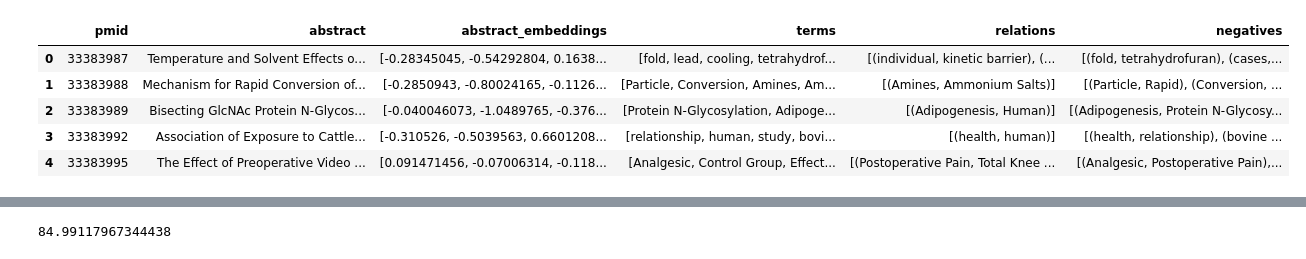
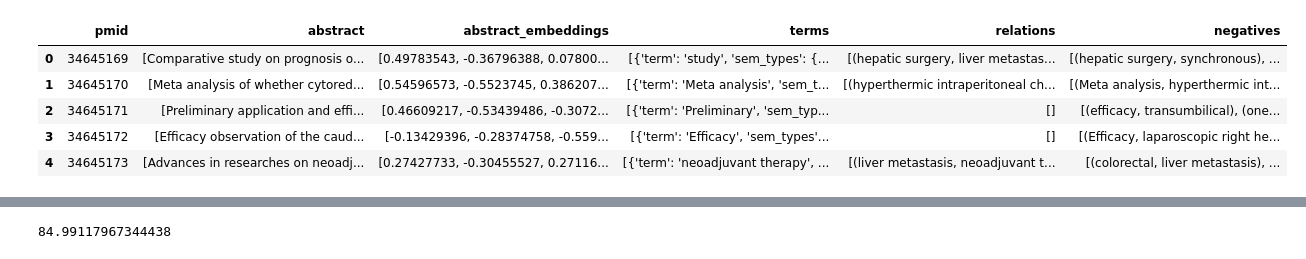
Before and after one commit to nmm001001/BioPredClassifier, a Jupyter notebook: demos/generate_dataset.ipynb, the cells around one changed output, grey strips where cells are left out. Drawn from its saved outputs; the diff is of its cells as text; code cells hidden in the pictures.

```diff
--- a/demos/generate_dataset.ipynb
+++ b/demos/generate_dataset.ipynb
@@ -137,0 +38,3 @@ term_embeddings = term_embedder._batch_term_embeds(all_terms)
+# %%
+folder_path = '/work/acslab/shared/rel_extraction/semrep_data/data_2021_onw/agatha_medline_sentences'
+pkl_files = [f for f in os.listdir(folder_path) if f.endswith('.pkl')]
@@ -148,0 +133,27 @@ len(pmids_w_all_info)
+# %%
+def extract_all_semantic_types(chunk_dir):
+    import pickle
+    import os
+    import tqdm
+
+    all_sem_types = set()
+
+    for fname in tqdm.tqdm(os.listdir(chunk_dir), desc="Scanning all semantic types"):
+        if not fname.endswith('pkl'):
+            continue
+
+        df = pd.read_pickle(os.path.join(chunk_dir, fname))
+        for idx, row in df.iterrows():
+            terms_list = row['terms']
+            for sentence_terms in terms_list:
+                for _, sem_types in sentence_terms:
+                    all_sem_types.update(sem_types)
+
+    sorted_types = sorted(all_sem_types)
+    sem_types_to_idx = {stype: i for i, stype in enumerate(sorted_types)}
+
+    return sem_types_to_idx
+# %%
+chunk_dir = '60k_pmid_dataset_chunks_sentencewise_negatives'
+
+sem_types = extract_all_semantic_types(chunk_dir)
@@ -149,22 +240,24 @@ len(pmids_w_all_info)
 # %%
 df = pd.DataFrame({
-    'pmid': [pmid for pmid in pmids_w_all_info],
-    'abstract': [sampled_abstracts[pmid] for pmid in pmids_w_all_info],
-    'abstract_embeddings': [sampled_embeds[pmid] for pmid in pmids_w_all_info],
-    'terms': [list(sr_output_dict[pmid][0]['terms']) for pmid in pmids_w_all_info],
-    'relations': [list(sr_output_dict[pmid][0]['relations']) for pmid in pmids_w_all_info],
-    'negatives': [list(sr_output_dict[pmid][0]['negatives']) for pmid in pmids_w_all_info],
+    'pmid': [pmid for pmid in filtered_sampled_pmids],
+    'abstract': [sampled_abstracts[pmid] for pmid in filtered_sampled_pmids],
+    'abstract_embeddings': [sampled_embeds[pmid] for pmid in filtered_sampled_pmids],
+    'terms': [
+        [{'term': term, 'sem_types': sem_types} for term, sem_types in sr_output_dict[pmid][0]['terms'].items()]
+    for pmid in filtered_sampled_pmids],
+    'relations': [list(sr_output_dict[pmid][0]['relations']) for pmid in filtered_sampled_pmids],
+    'negatives': [list(sr_output_dict[pmid][0]['negatives']) for pmid in filtered_sampled_pmids],
 
 })
 
 df.head()
 # %% [output]
 |  | pmid | abstract | abstract_embeddings | terms | relations | negatives |
-| 0 | 33383987 | Temperature and Solvent Effects o... | [-0.28345045, -0.54292804, 0.1638... | [fold, lead, cooling, tetrahydrof... | [(individual, kinetic barrier), (... | [(fold, tetrahydrofuran), (cases,... |
-| 1 | 33383988 | Mechanism for Rapid Conversion of... | [-0.2850943, -0.80024165, -0.1126... | [Particle, Conversion, Amines, Am... | [(Amines, Ammonium Salts)] | [(Particle, Rapid), (Conversion, ... |
-| 2 | 33383989 | Bisecting GlcNAc Protein N-Glycos... | [-0.040046073, -1.0489765, -0.376... | [Protein N-Glycosylation, Adipoge... | [(Adipogenesis, Human)] | [(Adipogenesis, Protein N-Glycosy... |
-| 3 | 33383992 | Association of Exposure to Cattle... | [-0.310526, -0.5039563, 0.6601208... | [relationship, human, study, bovi... | [(health, human)] | [(health, relationship), (bovine ... |
-| 4 | 33383995 | The Effect of Preoperative Video ... | [0.091471456, -0.07006314, -0.118... | [Analgesic, Control Group, Effect... | [(Postoperative Pain, Total Knee ... | [(Analgesic, Postoperative Pain),... |
+| 0 | 34645169 | [Comparative study on prognosis o... | [0.49783543, -0.36796388, 0.07800... | [{'term': 'study', 'sem_types': {... | [(hepatic surgery, liver metastas... | [(hepatic surgery, synchronous), ... |
+| 1 | 34645170 | [Meta analysis of whether cytored... | [0.54596573, -0.5523745, 0.386207... | [{'term': 'Meta analysis', 'sem_t... | [(hyperthermic intraperitoneal ch... | [(Meta analysis, hyperthermic int... |
+| 2 | 34645171 | [Preliminary application and effi... | [0.46609217, -0.53439486, -0.3072... | [{'term': 'Preliminary', 'sem_typ... | [] | [(efficacy, transumbilical), (one... |
+| 3 | 34645172 | [Efficacy observation of the caud... | [-0.13429396, -0.28374758, -0.559... | [{'term': 'Efficacy', 'sem_types'... | [] | [(Efficacy, laparoscopic right he... |
+| 4 | 34645173 | [Advances in researches on neoadj... | [0.27427733, -0.30455527, 0.27116... | [{'term': 'neoadjuvant therapy', ... | [(liver metastasis, neoadjuvant t... | [(colorectal, liver metastasis), ... |
 # %%
 def map_terms(row):
     terms = row['terms']
```
Also changed, not shown: parts of 33 cells of this notebook, 19 other files.
